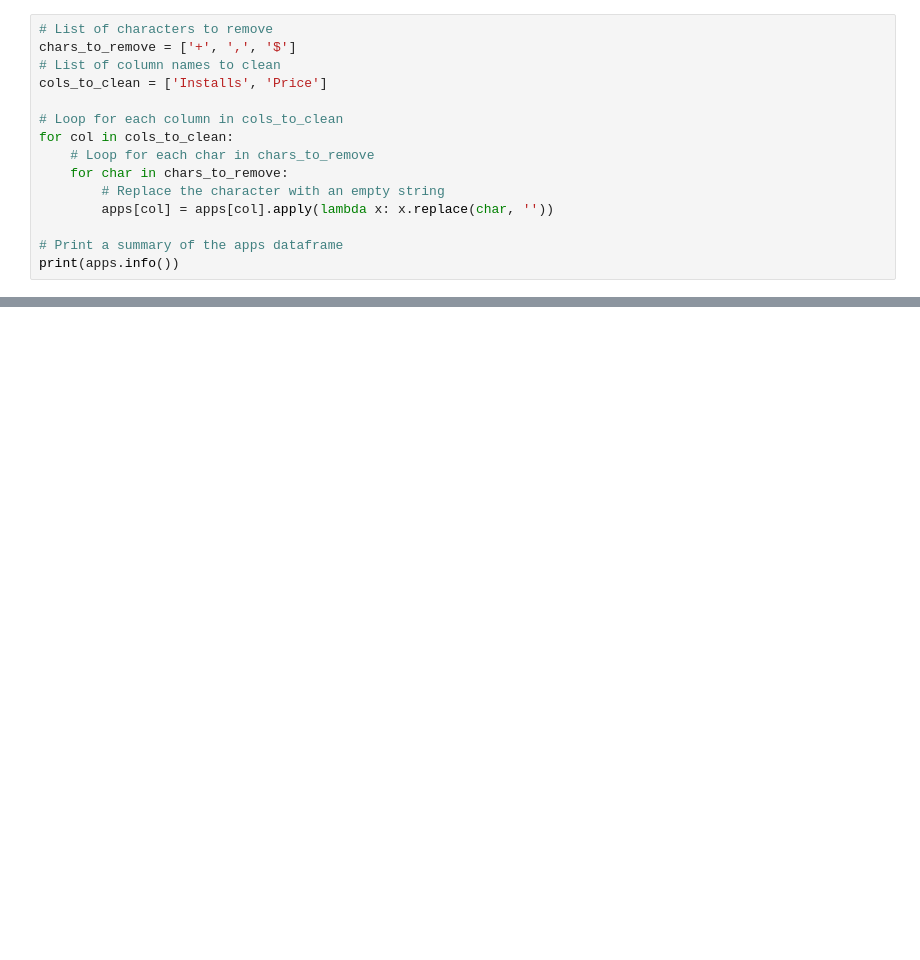
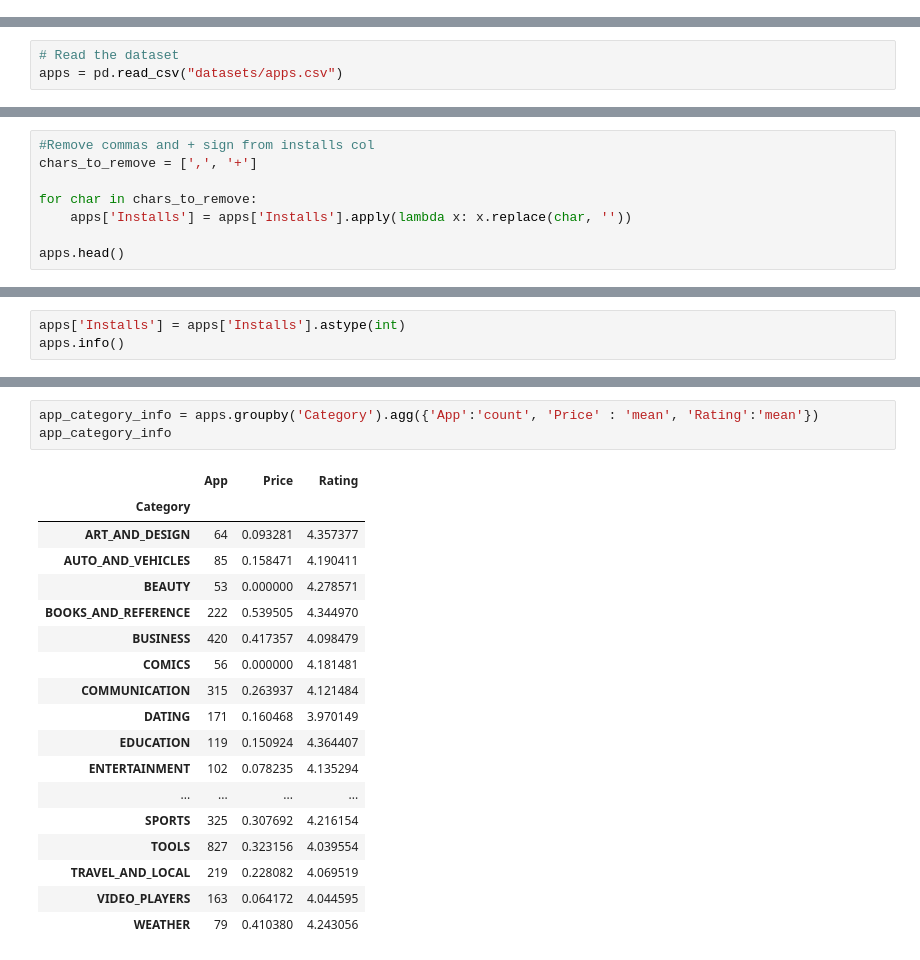
Before and after one commit to geehaad/The-Android-App-Market-on-Google-Play, a Jupyter notebook: notebook.ipynb, the cells around one changed output, grey strips where cells are left out. Saved outputs shown, nothing was run; the diff lists cells and outputs as text; blank space fills up the shorter version.

```diff
--- a/notebook.ipynb
+++ b/notebook.ipynb
@@ -57,15 +0,0 @@ print(apps)
-# %%
-# List of characters to remove
-chars_to_remove = ['+', ',', '$']
-# List of column names to clean
-cols_to_clean = ['Installs', 'Price']
-
-# Loop for each column in cols_to_clean
-for col in cols_to_clean:
-    # Loop for each char in chars_to_remove
-    for char in chars_to_remove:
-        # Replace the character with an empty string
-        apps[col] = apps[col].apply(lambda x: x.replace(char, ''))
-
-# Print a summary of the apps dataframe
-print(apps.info())
@@ -345,0 +44,3 @@ Text(0.5, 1.0, 'Sentiment Polarity Distribution')
+# %%
+# Read the dataset
+apps = pd.read_csv("datasets/apps.csv")
@@ -345,0 +75,8 @@ Text(0.5, 1.0, 'Sentiment Polarity Distribution')
+# %%
+#Remove commas and + sign from installs col
+chars_to_remove = [',', '+']
+
+for char in chars_to_remove:
+    apps['Installs'] = apps['Installs'].apply(lambda x: x.replace(char, ''))
+
+apps.head()
@@ -345,0 +90,3 @@ Text(0.5, 1.0, 'Sentiment Polarity Distribution')
+# %%
+apps['Installs'] = apps['Installs'].astype(int)
+apps.info()
@@ -345,0 +108,22 @@ Text(0.5, 1.0, 'Sentiment Polarity Distribution')
+# %%
+app_category_info = apps.groupby('Category').agg({'App':'count', 'Price' : 'mean', 'Rating':'mean'})
+app_category_info
+# %% [output]
+|  | App | Price | Rating |
+| Category |  |  |  |
+| ART_AND_DESIGN | 64 | 0.093281 | 4.357377 |
+| AUTO_AND_VEHICLES | 85 | 0.158471 | 4.190411 |
+| BEAUTY | 53 | 0.000000 | 4.278571 |
+| BOOKS_AND_REFERENCE | 222 | 0.539505 | 4.344970 |
+| BUSINESS | 420 | 0.417357 | 4.098479 |
+| COMICS | 56 | 0.000000 | 4.181481 |
+| COMMUNICATION | 315 | 0.263937 | 4.121484 |
+| DATING | 171 | 0.160468 | 3.970149 |
+| EDUCATION | 119 | 0.150924 | 4.364407 |
+| ENTERTAINMENT | 102 | 0.078235 | 4.135294 |
+| ... | ... | ... | ... |
+| SPORTS | 325 | 0.307692 | 4.216154 |
+| TOOLS | 827 | 0.323156 | 4.039554 |
+| TRAVEL_AND_LOCAL | 219 | 0.228082 | 4.069519 |
+| VIDEO_PLAYERS | 163 | 0.064172 | 4.044595 |
+| WEATHER | 79 | 0.410380 | 4.243056 |
```
Also changed, not shown: parts of 36 cells of this notebook.
